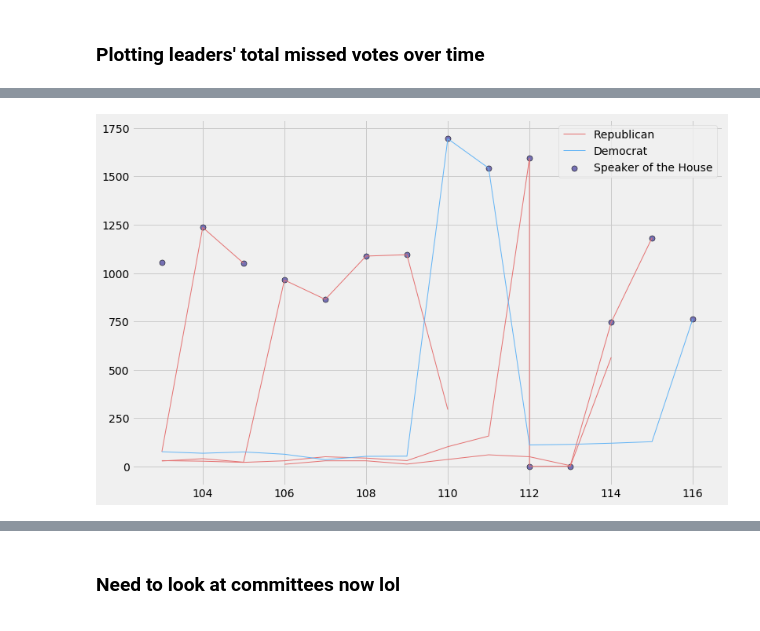
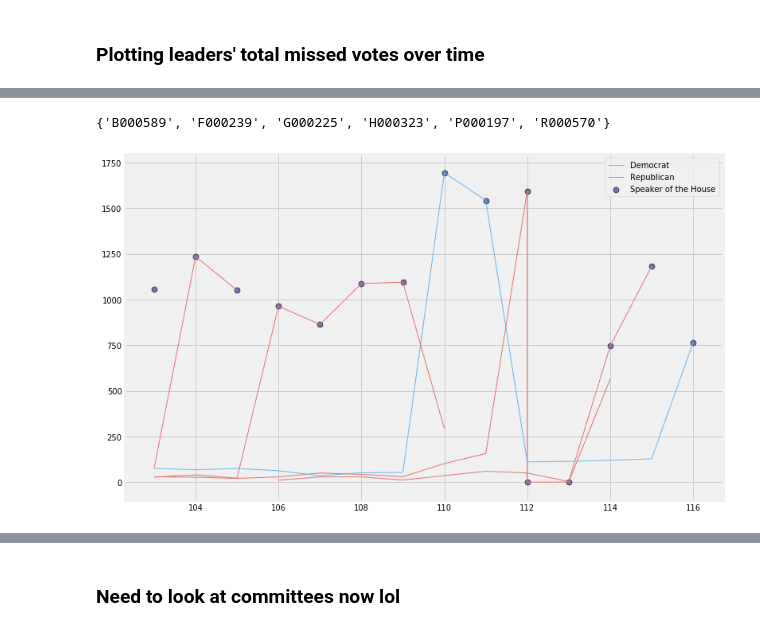
Before and after one commit to rcohngru/congressional-voting-eda, a Jupyter notebook: notebooks/Data Exploration By Member.ipynb, the cells around one changed output, grey strips where cells are left out. Cells and saved outputs as stored; diff of their text form; code cells hidden in the pictures.

```diff
--- a/notebooks/Data Exploration By Member.ipynb
+++ b/notebooks/Data Exploration By Member.ipynb
@@ -387,9 +387,11 @@ plot_leaders(ids, roles)
 # %%
 roles = ['Speaker of the House']
 ids = get_ids_by_role(house_leaders, roles)
 plot_leaders(ids, roles)
+ids
 # %% [output]
+{'B000589', 'F000239', 'G000225', 'H000323', 'P000197', 'R000570'}
-[figure, old version]
+[figure, new version]
 # %%
 roles = ['Majority Lead', 'Minority Lead']
 ids = get_ids_by_role(senate_leaders, roles)
```
Also changed, not shown: parts of 10 cells of this notebook, 3 other files.
